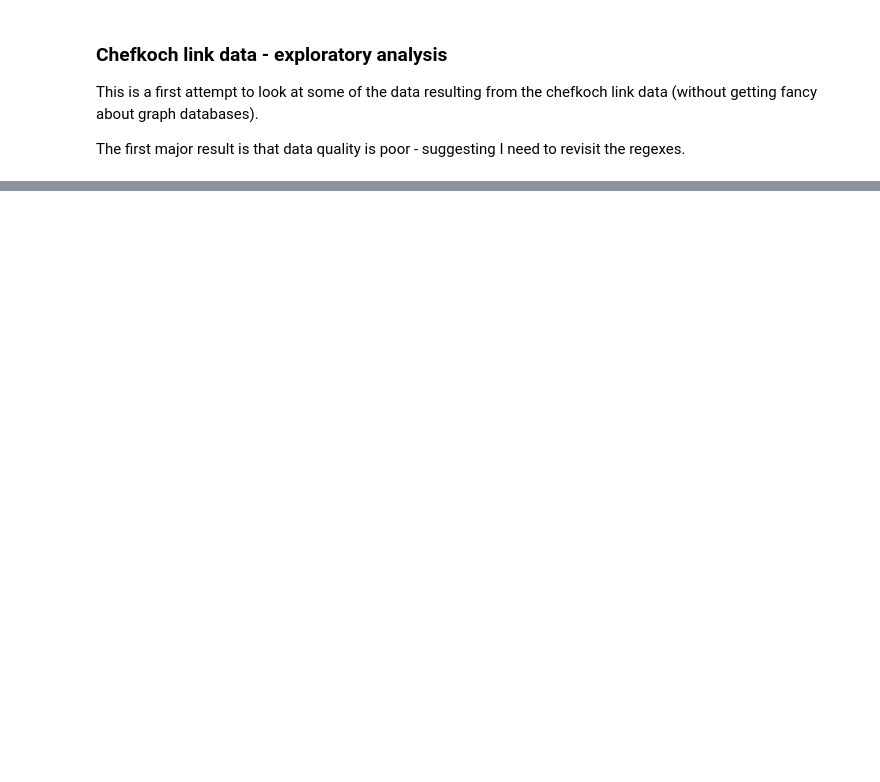
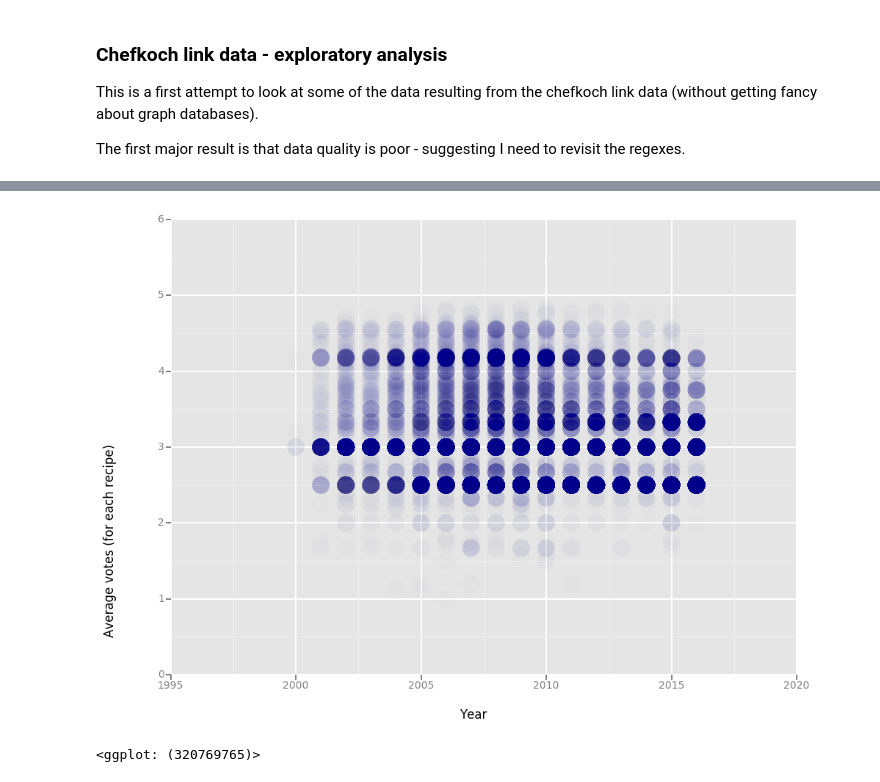
Before and after one commit to leonzucchini/Recipes, a Jupyter notebook: link_page_data_analysis.ipynb, the cells around one changed output, grey strips where cells are left out. Cells and saved outputs as stored; diff of their text form; code cells hidden in the pictures; blank space fills up the shorter version.

```diff
--- a/link_page_data_analysis.ipynb
+++ b/link_page_data_analysis.ipynb
@@ -58,0 +51,5 @@ df[df['votes_avg']>5]
+# %%
+ggplot(df, aes(x = 'year', y = 'votes_avg')) + geom_point(color="darkblue", alpha=0.01, size=300) + xlab('Year') + ylab('Average votes (for each recipe)')
+# %% [output]
+[figure, added]
+<ggplot: (320769765)>
```
Also changed, not shown: parts of 10 cells of this notebook, 1 other file.
